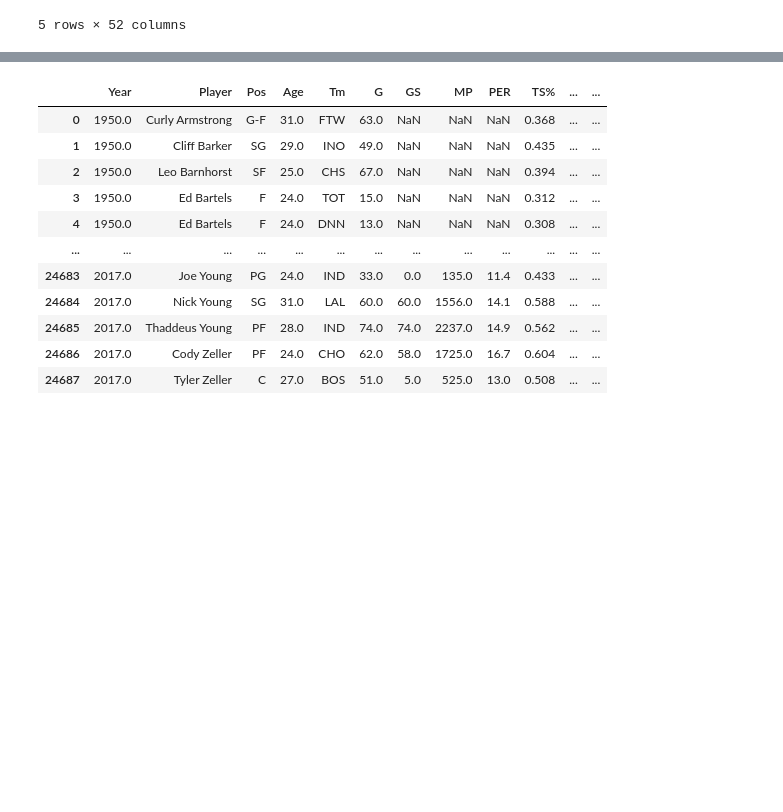
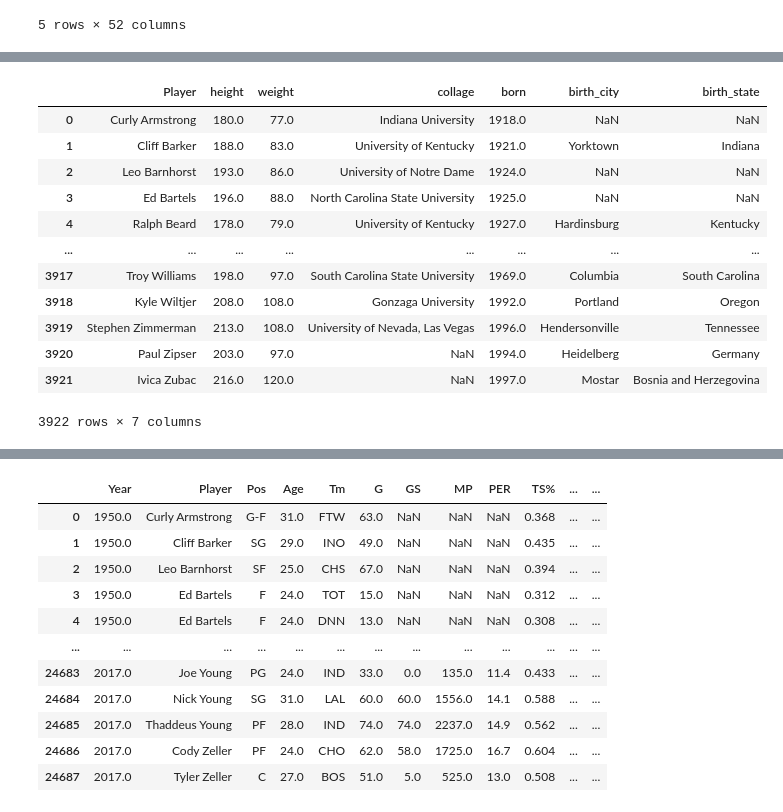
Before and after one commit to Mohamed-Khalil67/Machine-Learning-Mini-Project, a Jupyter notebook: NBA PLayers.ipynb, the cells around one changed output, grey strips where cells are left out. Drawn from its saved outputs; the diff is of its cells as text; code cells hidden in the pictures; blank space fills up the shorter version.

```diff
--- a/NBA PLayers.ipynb
+++ b/NBA PLayers.ipynb
@@ -71,0 +118,16 @@ seasons_stats.head()
+# %%
+players
+# %% [output]
+|  | Player | height | weight | collage | born | birth_city | birth_state |
+| 0 | Curly Armstrong | 180.0 | 77.0 | Indiana University | 1918.0 | NaN | NaN |
+| 1 | Cliff Barker | 188.0 | 83.0 | University of Kentucky | 1921.0 | Yorktown | Indiana |
+| 2 | Leo Barnhorst | 193.0 | 86.0 | University of Notre Dame | 1924.0 | NaN | NaN |
+| 3 | Ed Bartels | 196.0 | 88.0 | North Carolina State University | 1925.0 | NaN | NaN |
+| 4 | Ralph Beard | 178.0 | 79.0 | University of Kentucky | 1927.0 | Hardinsburg | Kentucky |
+| ... | ... | ... | ... | ... | ... | ... | ... |
+| 3917 | Troy Williams | 198.0 | 97.0 | South Carolina State University | 1969.0 | Columbia | South Carolina |
+| 3918 | Kyle Wiltjer | 208.0 | 108.0 | Gonzaga University | 1992.0 | Portland | Oregon |
+| 3919 | Stephen Zimmerman | 213.0 | 108.0 | University of Nevada, Las Vegas | 1996.0 | Hendersonville | Tennessee |
+| 3920 | Paul Zipser | 203.0 | 97.0 | NaN | 1994.0 | Heidelberg | Germany |
+| 3921 | Ivica Zubac | 216.0 | 120.0 | NaN | 1997.0 | Mostar | Bosnia and Herzegovina |
+3922 rows × 7 columns
```
Also changed, not shown: parts of 10 cells of this notebook.
